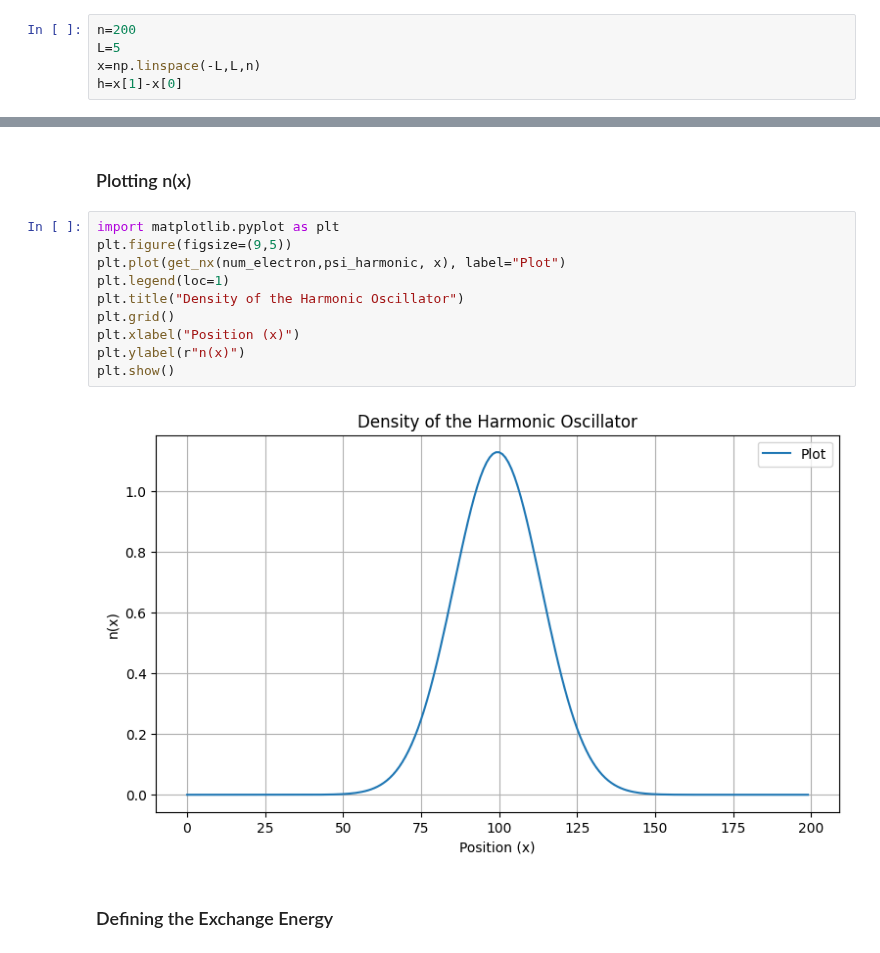
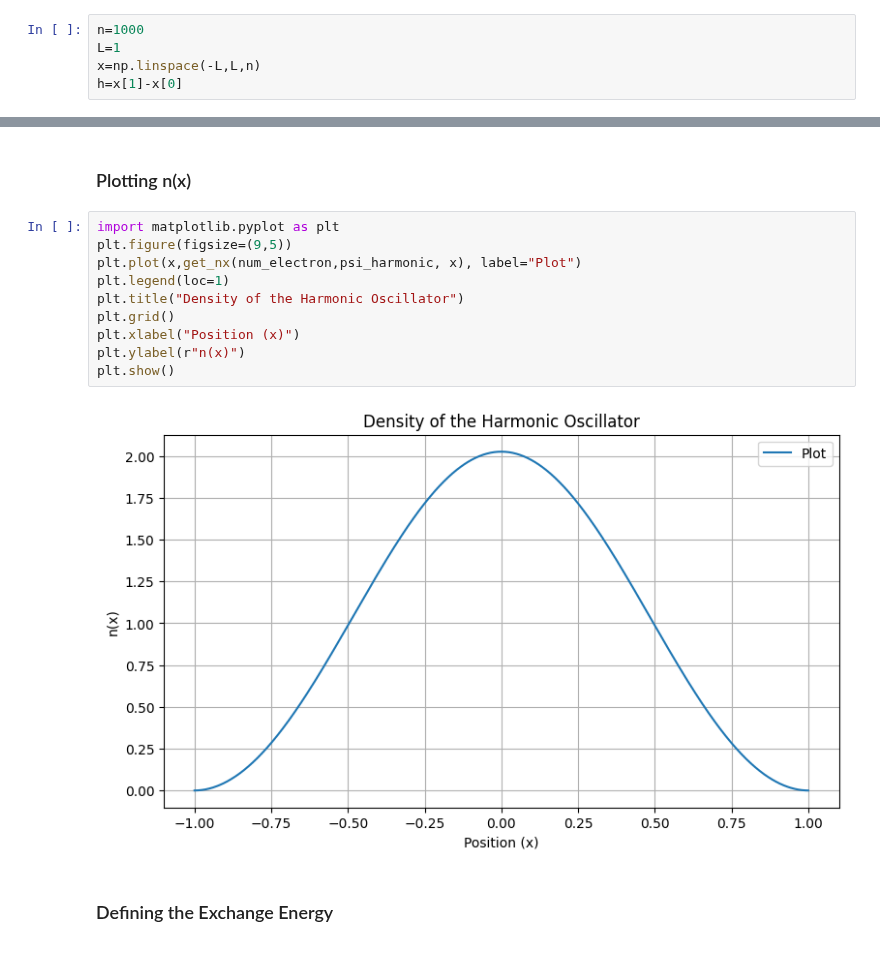
Before and after one commit to ananthapadmanabhan18/P452_Computational_Physics, a Jupyter notebook: Term_Project/Term_project.ipynb, the cells around one changed output, grey strips where cells are left out. Cells and saved outputs as stored; diff of their text form.

Commit message:
Done, harmonic, half harmonic, and hartree potential

```diff
--- a/Term_Project/Term_project.ipynb
+++ b/Term_Project/Term_project.ipynb
@@ -14,8 +14,8 @@ $$H = -\frac{1}{2} \frac{d^2}{dx^2} + \frac{1}{2}x^2$$
 # %% [markdown]
 ### Creating the Grid and the derivative matrix
 # %%
-n=200
-L=5
+n=1000
+L=1
 x=np.linspace(-L,L,n)
 h=x[1]-x[0]
 # %% [markdown]
@@ -89,15 +89,15 @@ def get_nx(num_electron, psi, x):
 # %%
 import matplotlib.pyplot as plt
 plt.figure(figsize=(9,5))
-plt.plot(get_nx(num_electron,psi_harmonic, x), label="Plot")
+plt.plot(x,get_nx(num_electron,psi_harmonic, x), label="Plot")
 plt.legend(loc=1)
 plt.title("Density of the Harmonic Oscillator")
 plt.grid()
 plt.xlabel("Position (x)")
 plt.ylabel(r"n(x)")
 plt.show()
 # %% [output]
-[figure, old version]
+[figure, new version]
 # %% [markdown]
 ### Defining the Exchange Energy
 # %%
```
Also changed, not shown: parts of 3 cells of this notebook, 10 other files.
